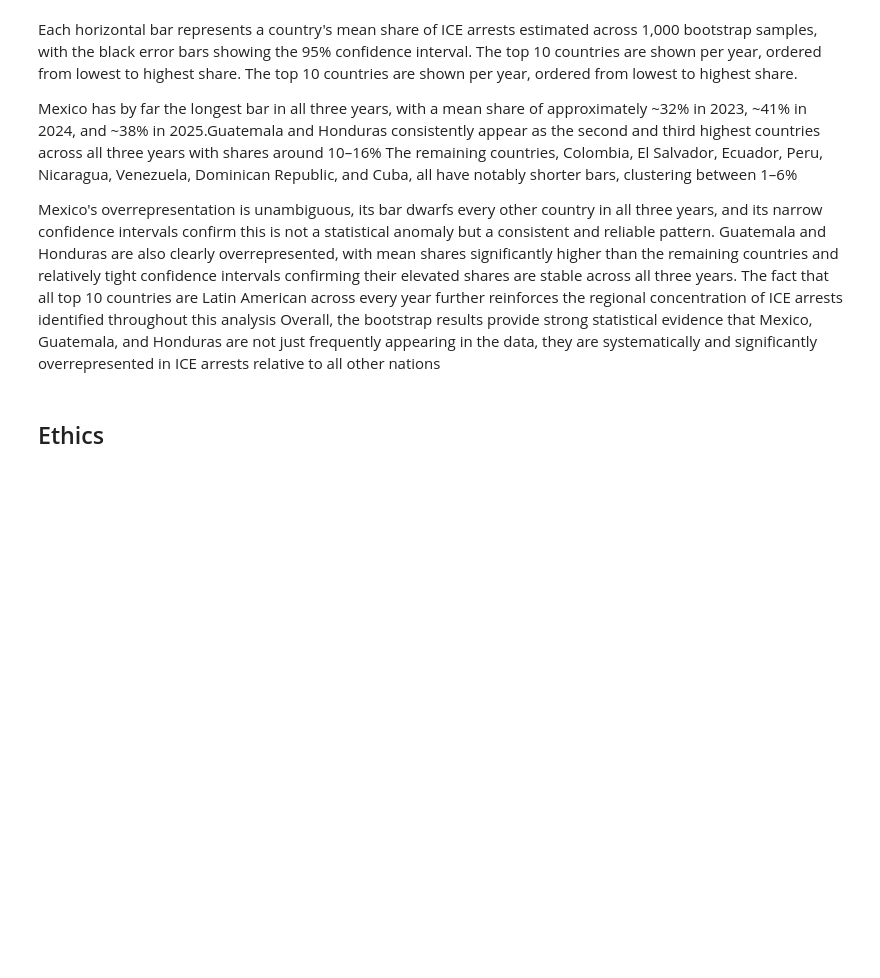
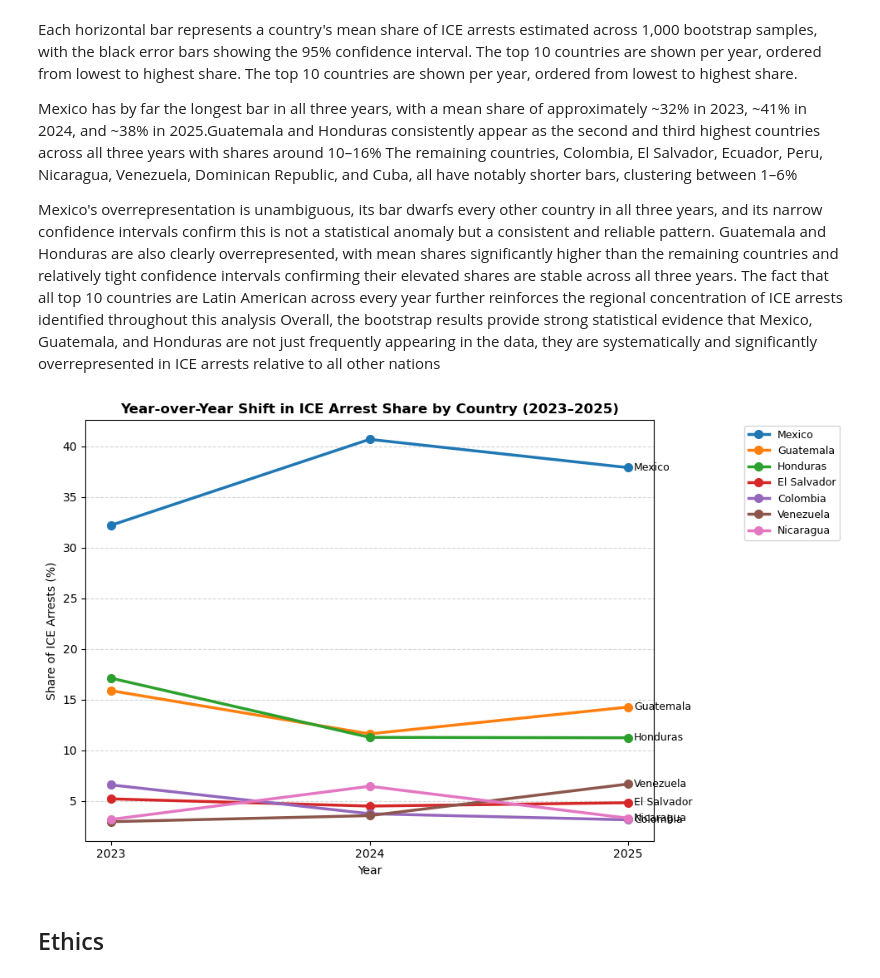
Before and after one commit to COGS108/Group109_WI26, a Jupyter notebook: 02-EDACheckpoint.ipynb, the cells around one changed output. Saved outputs shown, nothing was run; the diff lists cells and outputs as text; code cells hidden in the pictures; blank space fills up the shorter version.

Commit message:
add line chart

```diff
--- a/02-EDACheckpoint.ipynb
+++ b/02-EDACheckpoint.ipynb
@@ -542,6 +539,43 @@ Mexico has by far the longest bar in all three years, with a mean share of appro
 The remaining countries, Colombia, El Salvador, Ecuador, Peru, Nicaragua, Venezuela, Dominican Republic, and Cuba,  all have notably shorter bars, clustering between 1–6%
 
 Mexico's overrepresentation is unambiguous, its bar dwarfs every other country in all three years, and its narrow confidence intervals confirm this is not a statistical anomaly but a consistent and reliable pattern. Guatemala and Honduras are also clearly overrepresented, with mean shares significantly higher than the remaining countries and relatively tight confidence intervals confirming their elevated shares are stable across all three years. The fact that all top 10 countries are Latin American across every year further reinforces the regional concentration of ICE arrests identified throughout this analysis Overall, the bootstrap results provide strong statistical evidence that Mexico, Guatemala, and Honduras are not just frequently appearing in the data, they are systematically and significantly overrepresented in ICE arrests relative to all other nations
+# %%
+top5_countries = top5['citizenship_country'].unique()
+pivot_share
+line_data = pivot_share.loc[pivot_share.index.isin(top5_countries)]
+
+fig, ax = plt.subplots(figsize=(10, 6))
+
+for country in line_data.index:
+    ax.plot(
+        years,
+        line_data.loc[country, years],
+        marker='o',
+        linewidth=2.5,
+        markersize=7,
+        label=country.title()
+    )
+    ax.annotate(
+        country.title(),
+        xy=(years[-1], line_data.loc[country, years[-1]]),
+        xytext=(5, 0),
+        textcoords='offset points',
+        fontsize=9,
+        va='center'
+    )
+
+ax.set_xticks(years)
+ax.set_xlabel('Year')
+ax.set_ylabel('Share of ICE Arrests (%)')
+ax.set_title('Year-over-Year Shift in ICE Arrest Share by Country (2023–2025)',
+             fontweight='bold')
+ax.legend(bbox_to_anchor=(1.15, 1), loc='upper left', fontsize=9)
+ax.grid(axis='y', linestyle='--', alpha=0.5)
+plt.tight_layout()
+plt.savefig("results/line_chart.png", dpi=300, bbox_inches="tight")
+plt.show()
+# %% [output]
+[figure, added]
 # %% [markdown]
 ## Ethics
 # %% [markdown]
```
Also changed, not shown: parts of 1 cell of this notebook, 1 other file.
